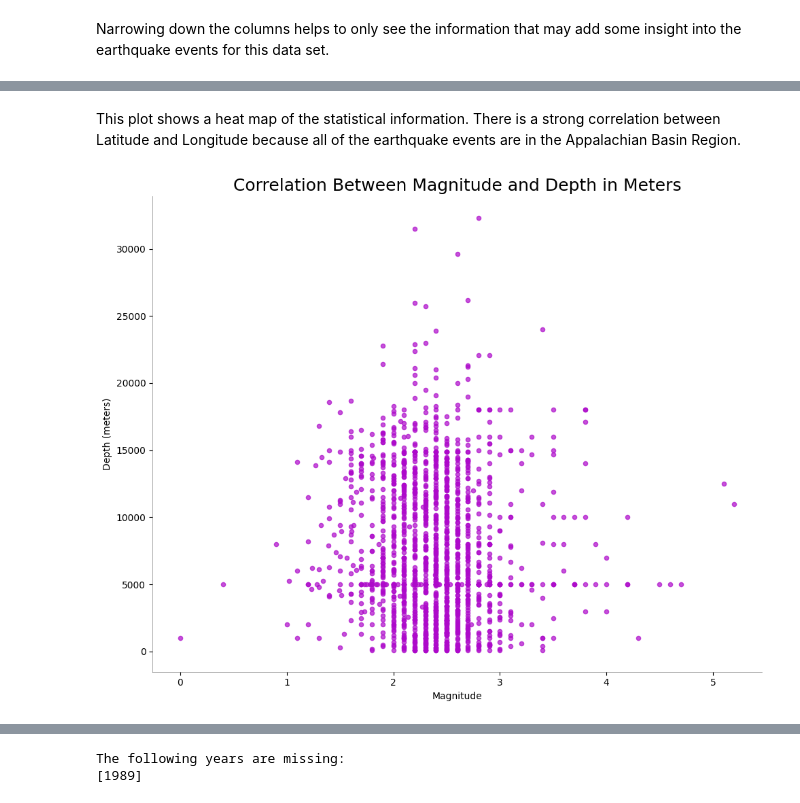
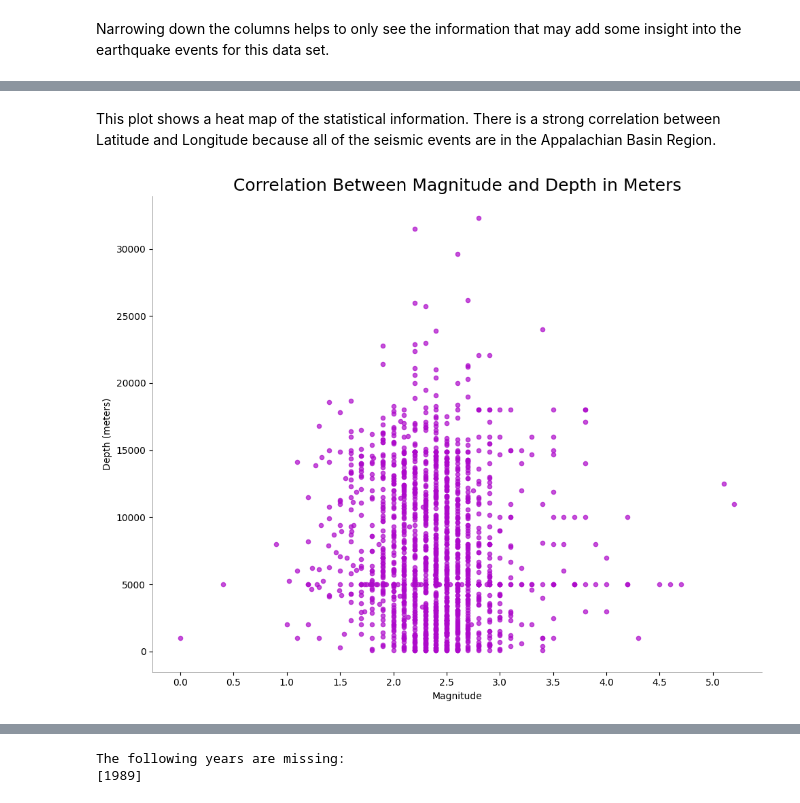
Before and after one commit to JulieGambill/Appalachian_Basin_Data, a Jupyter notebook: notebooks/Appalachian_Basin_Earthquakes.ipynb, the cells around one changed output, grey strips where cells are left out. Drawn from its saved outputs; the diff is of its cells as text; code cells hidden in the pictures.

```diff
--- a/notebooks/Appalachian_Basin_Earthquakes.ipynb
+++ b/notebooks/Appalachian_Basin_Earthquakes.ipynb
@@ -58,7 +58,7 @@ earthquake_df.rename(columns = {
     '_EventLocationName_' : 'Event Location',
     '_Time_' : 'Time',
     'ts' : 'Time Series',
-    'potential_blast' : 'Natural Earthquake',
+    'potential_blast' : 'Potential Blast',
     'bix_potential_blasts' : 'Bix Potential Blasts'
 }, inplace=True)
 # %% [markdown]
@@ -418,32 +421,37 @@ plt.show()
 # %% [markdown]
-This plot shows a heat map of the statistical information.  There is a strong correlation between Latitude and Longitude because all of the earthquake events are in the Appalachian Basin Region.
+This plot shows a heat map of the statistical information.  There is a strong correlation between Latitude and Longitude because all of the seismic events are in the Appalachian Basin Region.
 # %%
 # Correlation Between Magnitude and Depth in Meters
 
 plt.figure(figsize=(10,8))
 
 plt.scatter(
     earthquake_df['Magnitude'],
     earthquake_df['Depth (meters)'],
     color = "#ad09ca",
     alpha = 0.7,
     s = 20
 )
 
 plt.xlabel('Magnitude')
 plt.ylabel('Depth (meters)')
 
 ax = plt.gca()
 for spine in ax.spines.values():
     spine.set_linewidth(0.5)
     spine.set_alpha(0.5)
 ax.spines['top'].set_visible(False)
 ax.spines['right'].set_visible(False)
 ax.set_title('Correlation Between Magnitude and Depth in Meters', fontsize=18)
 
+ax.xaxis.set_major_locator(MultipleLocator(.5))
+ax.xaxis.set_major_formatter('{x:.1f}')
+ax.xaxis.set_minor_locator(MultipleLocator(5))
+
+
 plt.tight_layout()
 plt.savefig('../plots/CorrelationBetweenMagnitudeAndDepthInMeters')
 plt.show()
 # %% [output]
-[figure, old version]
+[figure, new version]
 # %% [markdown]
```
Also changed, not shown: parts of 23 cells of this notebook, 6 other files.
